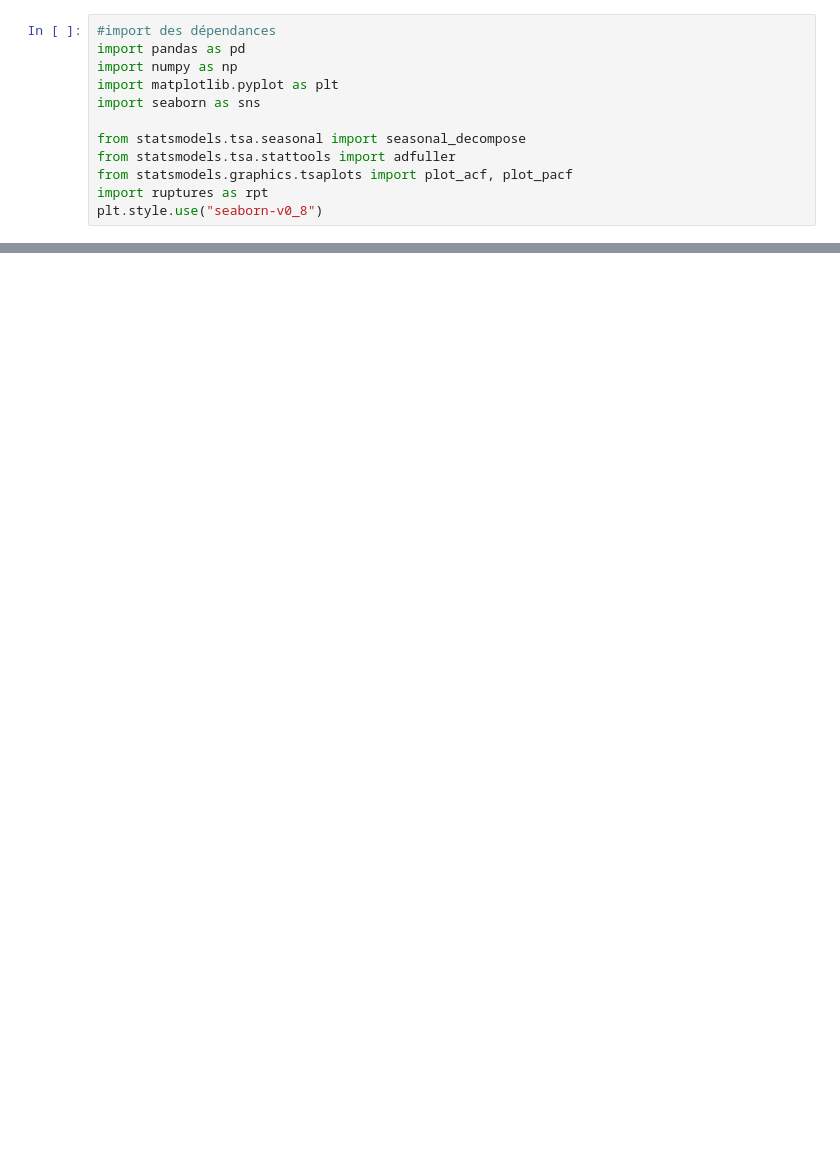
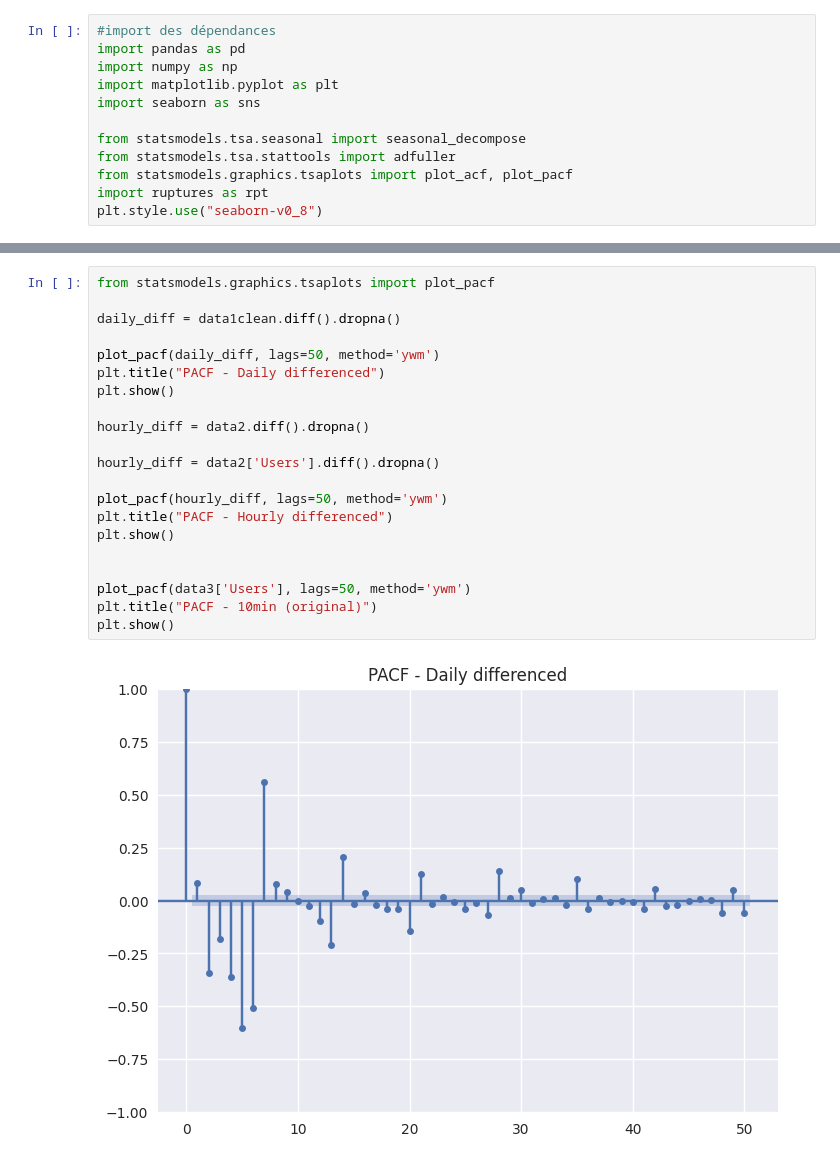
Before and after one commit to LeimKcaj/SteamUsers_Timeseries_Tracking, a Jupyter notebook: notebooks/EDA_projet_steam.ipynb, the cells around one changed output, grey strips where cells are left out. Drawn from its saved outputs; the diff is of its cells as text; blank space fills up the shorter version.

```diff
--- a/notebooks/EDA_projet_steam.ipynb
+++ b/notebooks/EDA_projet_steam.ipynb
@@ -555,0 +432,23 @@ hourly: (734, 3)
+# %%
+from statsmodels.graphics.tsaplots import plot_pacf
+
+daily_diff = data1clean.diff().dropna()
+
+plot_pacf(daily_diff, lags=50, method='ywm')
+plt.title("PACF - Daily differenced")
+plt.show()
+
+hourly_diff = data2.diff().dropna()
+
+hourly_diff = data2['Users'].diff().dropna()
+
+plot_pacf(hourly_diff, lags=50, method='ywm')
+plt.title("PACF - Hourly differenced")
+plt.show()
+
+
+plot_pacf(data3['Users'], lags=50, method='ywm')
+plt.title("PACF - 10min (original)")
+plt.show()
+# %% [output]
+[figure, added]
```
Also changed, not shown: parts of 46 cells of this notebook, 3 other files.
